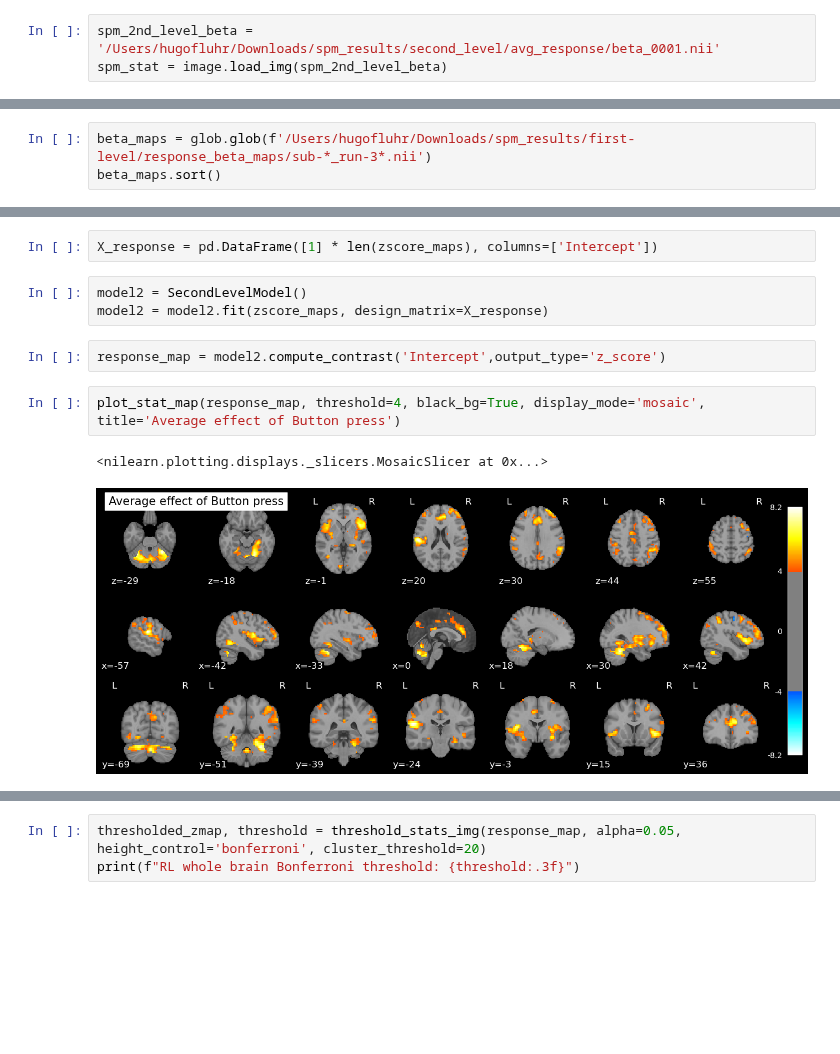
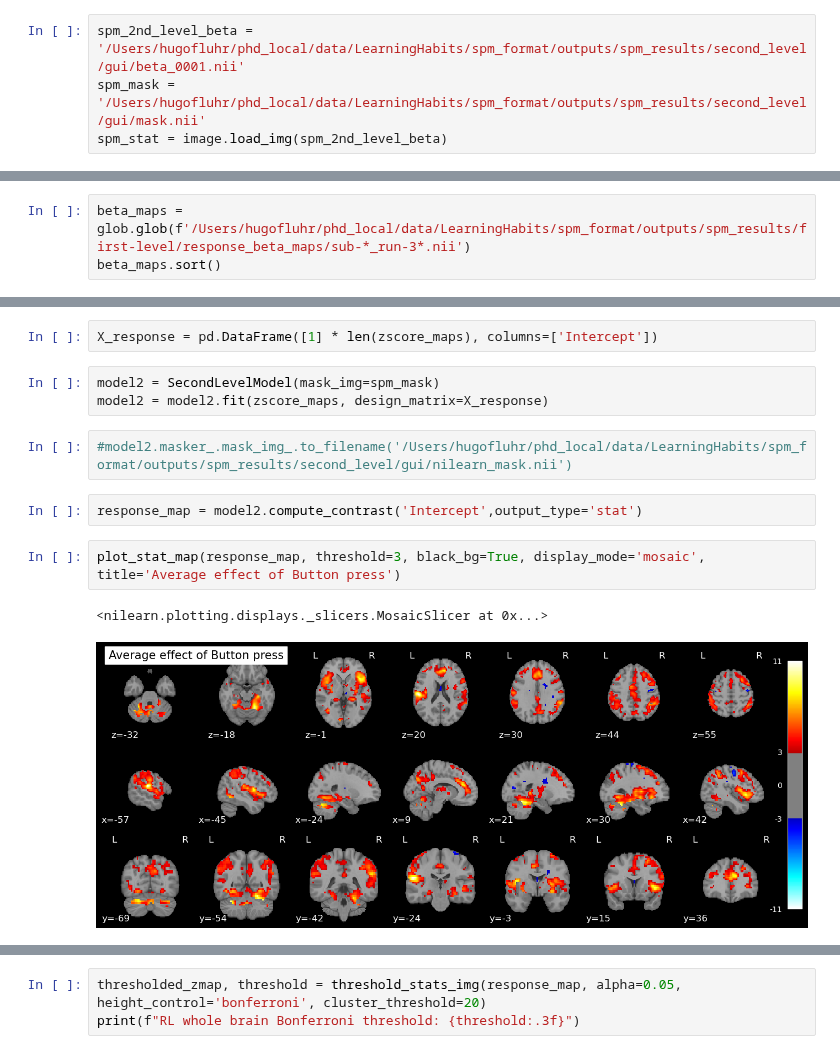
Before and after one commit to hugofluhr/learning-habits-analysis, a Jupyter notebook: notebooks/fMRI_analysis_QC_response_SPM.ipynb, the cells around one changed output, grey strips where cells are left out. Drawn from its saved outputs; the diff is of its cells as text; blank space fills up the shorter version.

```diff
--- a/notebooks/fMRI_analysis_QC_response_SPM.ipynb
+++ b/notebooks/fMRI_analysis_QC_response_SPM.ipynb
@@ -11,7 +11,8 @@ from nilearn.plotting import plot_stat_map
 # %% [markdown]
 # SPM results
 # %%
-spm_2nd_level_beta = '/Users/hugofluhr/Downloads/spm_results/second_level/avg_response/beta_0001.nii'
+spm_2nd_level_beta = '/Users/hugofluhr/phd_local/data/LearningHabits/spm_format/outputs/spm_results/second_level/gui/beta_0001.nii'
+spm_mask = '/Users/hugofluhr/phd_local/data/LearningHabits/spm_format/outputs/spm_results/second_level/gui/mask.nii'
 spm_stat = image.load_img(spm_2nd_level_beta)
 # %% [markdown]
 # Parameters
@@ -22,7 +23,7 @@ alpha = 0.05
 # %% [markdown]
 # Load First level data
 # %%
-beta_maps = glob.glob(f'/Users/hugofluhr/Downloads/spm_results/first-level/response_beta_maps/sub-*_run-3*.nii')
+beta_maps = glob.glob(f'/Users/hugofluhr/phd_local/data/LearningHabits/spm_format/outputs/spm_results/first-level/response_beta_maps/sub-*_run-3*.nii')
 beta_maps.sort()
 # %%
 zscore_maps = [image.load_img(path) for path in beta_maps]
@@ -31,13 +32,15 @@ zscore_maps = [image.load_img(path) for path in beta_maps]
 # %%
 X_response = pd.DataFrame([1] * len(zscore_maps), columns=['Intercept'])
 # %%
-model2 = SecondLevelModel()
+model2 = SecondLevelModel(mask_img=spm_mask)
 model2 = model2.fit(zscore_maps, design_matrix=X_response)
+# %%
+#model2.masker_.mask_img_.to_filename('/Users/hugofluhr/phd_local/data/LearningHabits/spm_format/outputs/spm_results/second_level/gui/nilearn_mask.nii')
 # %%
-response_map = model2.compute_contrast('Intercept',output_type='z_score')
+response_map = model2.compute_contrast('Intercept',output_type='stat')
 # %%
-plot_stat_map(response_map, threshold=4, black_bg=True, display_mode='mosaic', title='Average effect of Button press')
+plot_stat_map(response_map, threshold=3, black_bg=True, display_mode='mosaic', title='Average effect of Button press')
 # %% [output]
 <nilearn.plotting.displays._slicers.MosaicSlicer at 0x...>
-[figure, old version]
+[figure, new version]
 # %%
```
Also changed, not shown: parts of 2 cells of this notebook, 1 other file.
